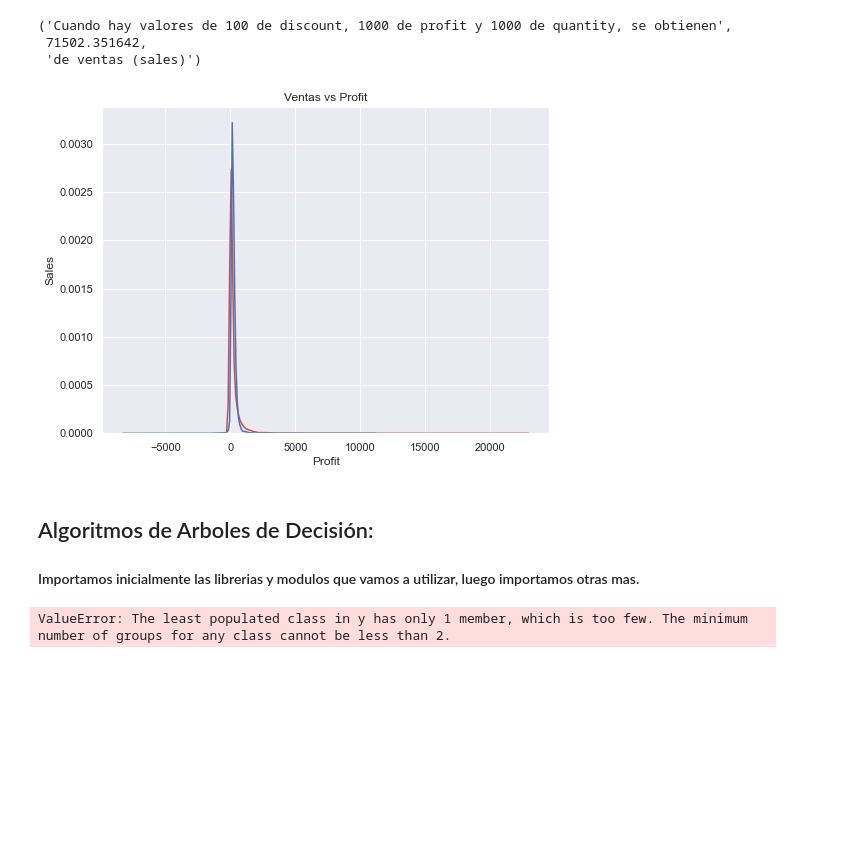
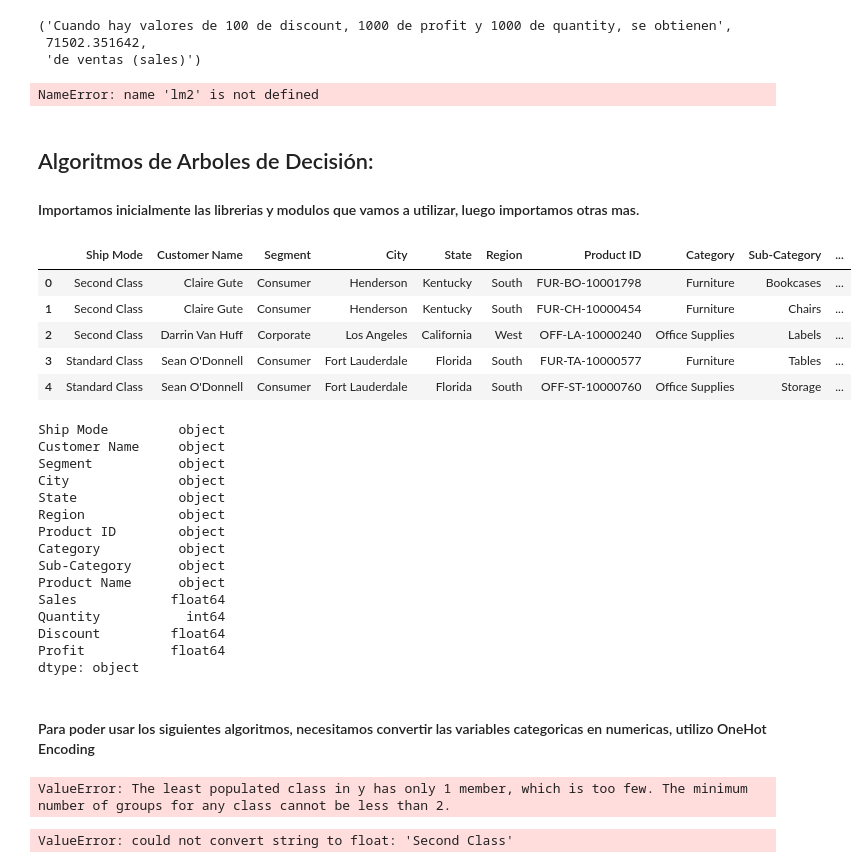
Before and after one commit to NestorDiazDataSC/SuperStore-Sales, a Jupyter notebook: Supermarket.ipynb, the cells around one changed output. Drawn from its saved outputs; the diff is of its cells as text; code cells hidden in the pictures; blank space fills up the shorter version.

```diff
--- a/Supermarket.ipynb
+++ b/Supermarket.ipynb
@@ -18,7 +18,7 @@ df.head() # Para ver como se compone la base de datos.
 | 4 | 5 | US-2015-108966 | 10/11/2015 | 10/18/2015 | Standard Class | SO-20335 | Sean O'Donnell | Consumer | United States | ... |
 5 rows × 21 columns
 # %%
-df.drop(['Row ID', 'Order ID', 'Customer ID', 'Country', 'Postal Code'], axis = 'columns', inplace=True)
+df.drop(['Row ID', 'Order ID', 'Customer ID', 'Country', 'Postal Code', 'Ship Date', 'Order Date'], axis = 'columns', inplace=True)
 # Eliminamos columnas que no vamos a utilizar en el analisis
 # %%
 df.sample(2)
@@ -316,6 +312,8 @@ Prediccion = -21.6390180 + (231.7399*100)+(1.28975366*1000)+(47.060247*1000)
 # Graficando una regresion de multiples variables
 
 Y_hat = lm2.predict(Z)
+# %% [output]
+NameError: name 'lm2' is not defined
 # %%
 plt.figure(figsize=(width, height))
 
@@ -329,8 +327,6 @@ plt.ylabel('Sales')
 
 plt.show()
 plt.close()
-# %% [output]
-[figure, removed]
 # %% [markdown]
 ## Algoritmos de Arboles de Decisión:
 #### Importamos inicialmente las librerias y modulos que vamos a utilizar, luego importamos otras mas.
@@ -342,6 +338,35 @@ from sklearn.ensemble import RandomForestClassifier
 from sklearn.tree import DecisionTreeClassifier
 
 import numpy as np
+# %%
+df.head()
+# %% [output]
+|  | Ship Mode | Customer Name | Segment | City | State | Region | Product ID | Category | Sub-Category | ... |
+| 0 | Second Class | Claire Gute | Consumer | Henderson | Kentucky | South | FUR-BO-10001798 | Furniture | Bookcases | ... |
+| 1 | Second Class | Claire Gute | Consumer | Henderson | Kentucky | South | FUR-CH-10000454 | Furniture | Chairs | ... |
+| 2 | Second Class | Darrin Van Huff | Corporate | Los Angeles | California | West | OFF-LA-10000240 | Office Supplies | Labels | ... |
+| 3 | Standard Class | Sean O'Donnell | Consumer | Fort Lauderdale | Florida | South | FUR-TA-10000577 | Furniture | Tables | ... |
+| 4 | Standard Class | Sean O'Donnell | Consumer | Fort Lauderdale | Florida | South | OFF-ST-10000760 | Office Supplies | Storage | ... |
+# %%
+df.dtypes # Analizando la base de datos y su composición.
+# %% [output]
+Ship Mode         object
+Customer Name     object
+Segment           object
+City              object
+State             object
+Region            object
+Product ID        object
+Category          object
+Sub-Category      object
+Product Name      object
+Sales            float64
+Quantity           int64
+Discount         float64
+Profit           float64
+dtype: object
+# %% [markdown]
+#### Para poder usar los siguientes algoritmos, necesitamos convertir las variables categoricas en numericas, utilizo OneHot Encoding
 # %%
 # Cargamos los datos y los dividimos en conjuntos para entrenar y testear.
 data = df
@@ -355,3 +380,10 @@ X = data.drop(["Profit"], axis=1)
                                      random_state=11)
 # %% [output]
 ValueError: The least populated class in y has only 1 member, which is too few. The minimum number of groups for any class cannot be less than 2.
+# %%
+# Primero creamos un arbol de decisión para ver la precisión y poder compararla
+tree = DecisionTreeClassifier(max_depth=4, random_state=11) # Max depth acorta el arbol si no salia muy grande.
+tree.fit(X_train, y_train)
+print(f"La precisión del Arbol de decisión es de: {tree.score(X_test, y_test)}")
+# %% [output]
+ValueError: could not convert string to float: 'Second Class'
```
Also changed, not shown: parts of 6 cells of this notebook.
